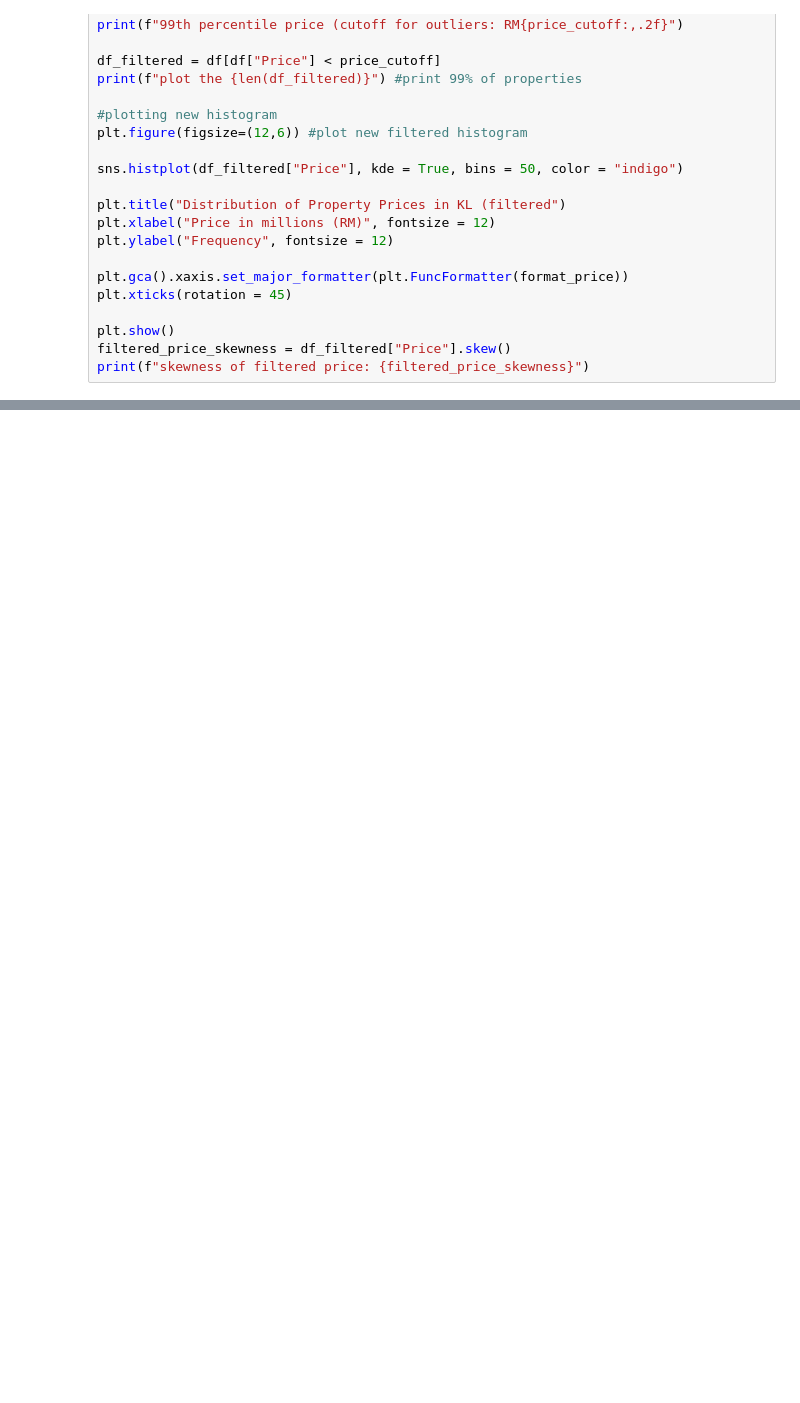
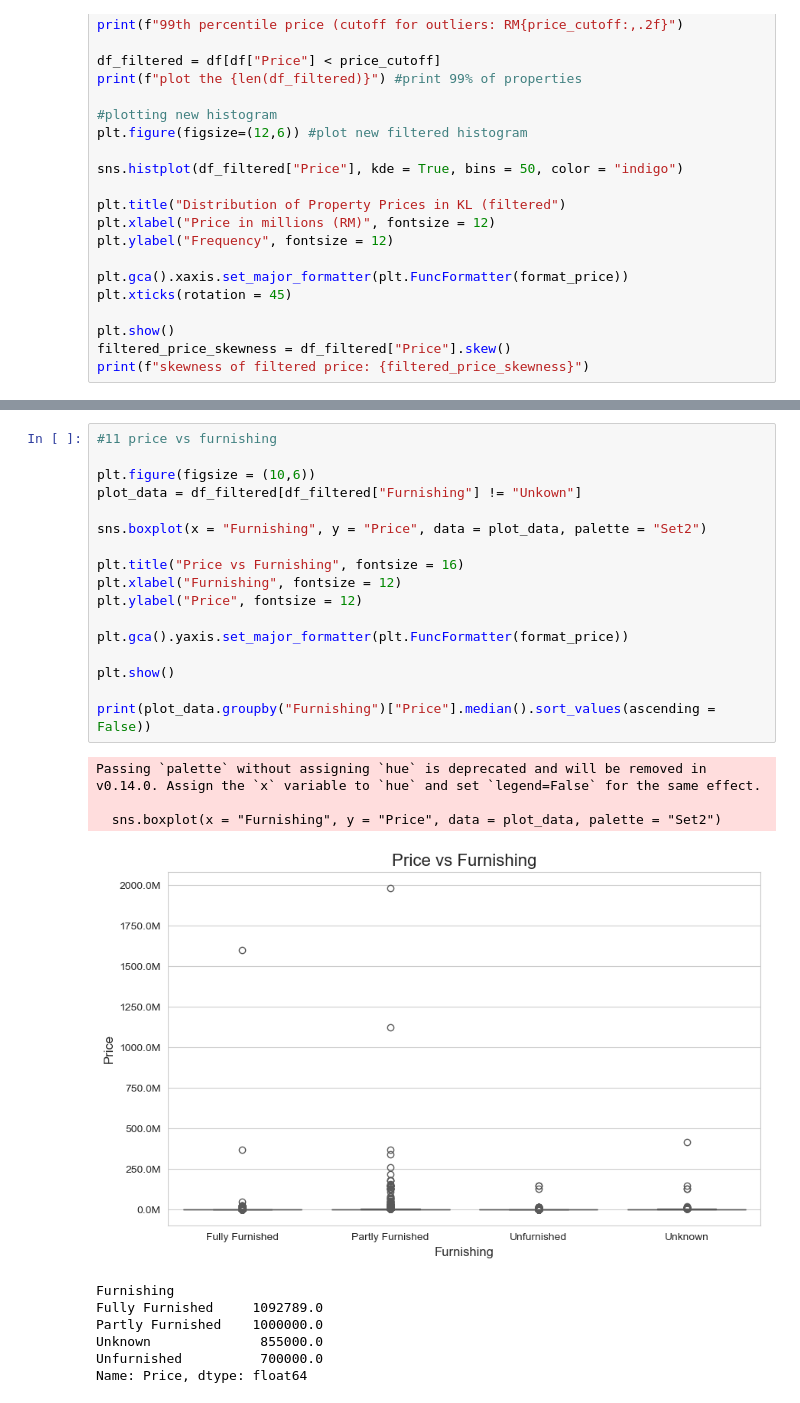
Before and after one commit to ShayneLim/House_Price_Predictor, a Jupyter notebook: House_Price_Predictor.ipynb, the cells around one changed output, grey strips where cells are left out. Cells and saved outputs as stored; diff of their text form; blank space fills up the shorter version.

Commit message:
eda price vs furnishing

```diff
--- a/House_Price_Predictor.ipynb
+++ b/House_Price_Predictor.ipynb
@@ -228,0 +210,28 @@ correlation: 0.11212965009649592
+# %%
+#11 price vs furnishing
+
+plt.figure(figsize = (10,6))
+plot_data = df_filtered[df_filtered["Furnishing"] != "Unkown"]
+
+sns.boxplot(x = "Furnishing", y = "Price", data = plot_data, palette = "Set2")
+
+plt.title("Price vs Furnishing", fontsize = 16)
+plt.xlabel("Furnishing", fontsize = 12)
+plt.ylabel("Price", fontsize = 12)
+
+plt.gca().yaxis.set_major_formatter(plt.FuncFormatter(format_price))
+
+plt.show()
+
+print(plot_data.groupby("Furnishing")["Price"].median().sort_values(ascending = False))
+# %% [output]
+Passing `palette` without assigning `hue` is deprecated and will be removed in v0.14.0. Assign the `x` variable to `hue` and set `legend=False` for the same effect.
+
+  sns.boxplot(x = "Furnishing", y = "Price", data = plot_data, palette = "Set2")
+[figure, added]
+Furnishing
+Fully Furnished     1092789.0
+Partly Furnished    1000000.0
+Unknown              855000.0
+Unfurnished          700000.0
+Name: Price, dtype: float64
```
Also changed, not shown: parts of 2 cells of this notebook.
